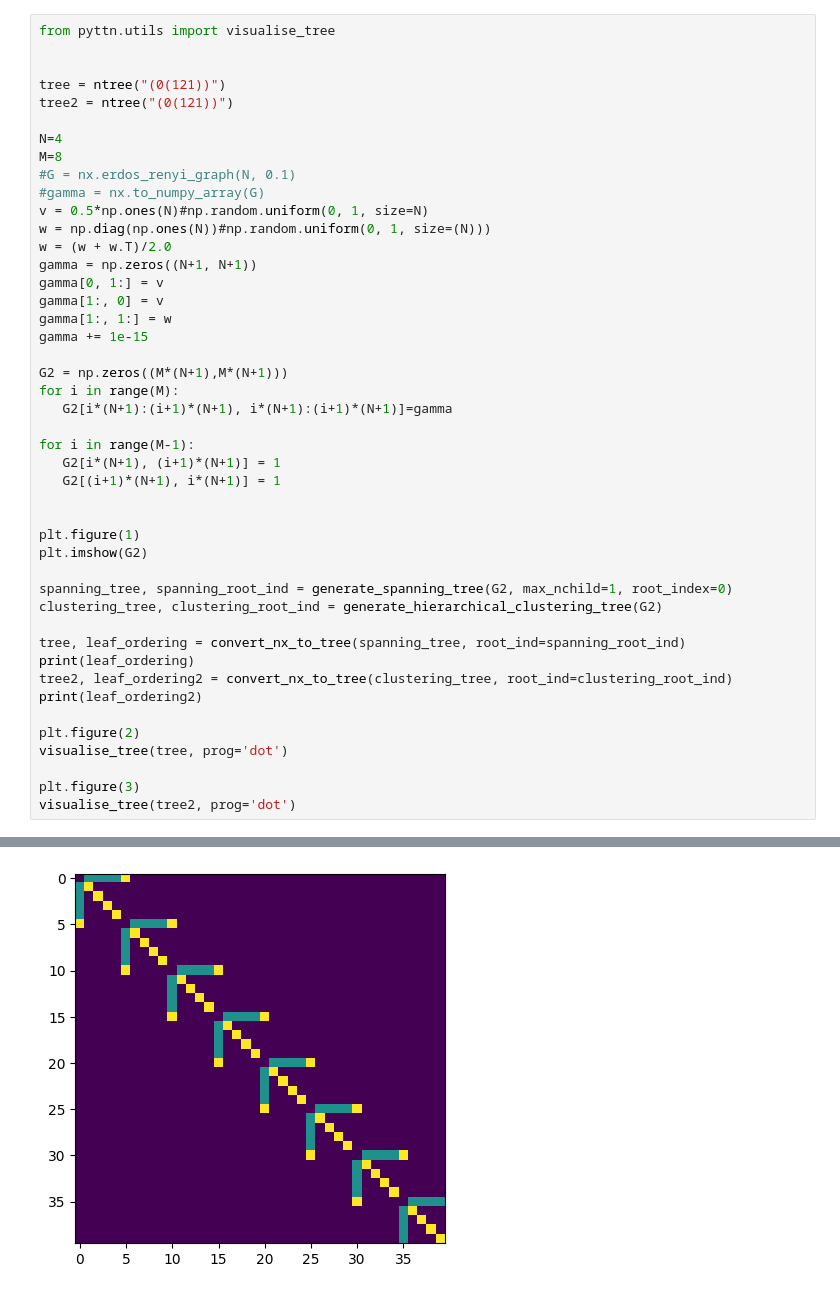
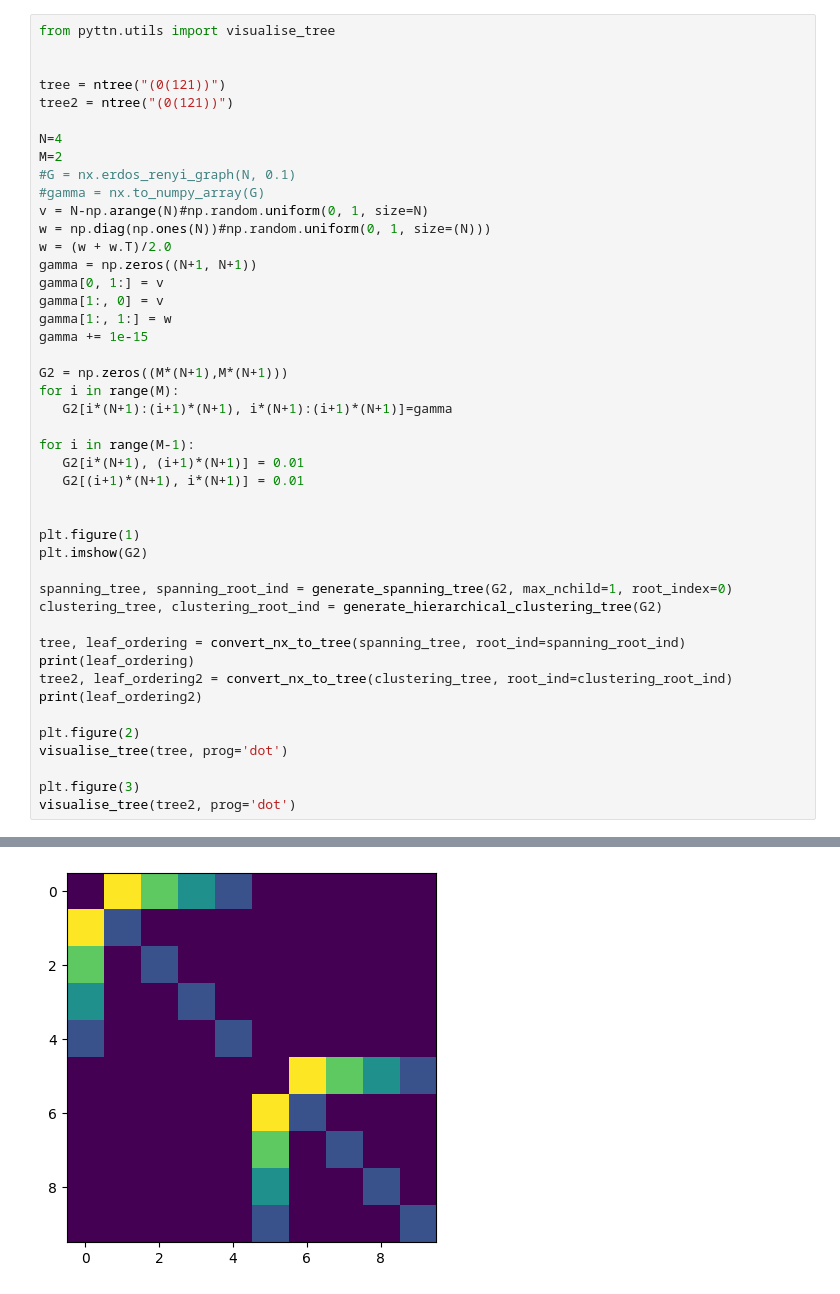
Before and after one commit to llindoy/pyttn, a Jupyter notebook: tree_gen.ipynb, the cells around one changed output, grey strips where cells are left out. Cells and saved outputs as stored; diff of their text form.

```diff
--- a/tree_gen.ipynb
+++ b/tree_gen.ipynb
@@ -17,10 +19,10 @@ tree = ntree("(0(121))")
 tree2 = ntree("(0(121))")
 
 N=4
-M=8
+M=2
 #G = nx.erdos_renyi_graph(N, 0.1)
 #gamma = nx.to_numpy_array(G)
-v = 0.5*np.ones(N)#np.random.uniform(0, 1, size=N)
+v = N-np.arange(N)#np.random.uniform(0, 1, size=N)
 w = np.diag(np.ones(N))#np.random.uniform(0, 1, size=(N)))
 w = (w + w.T)/2.0
 gamma = np.zeros((N+1, N+1))
@@ -34,8 +36,8 @@ for i in range(M):
    G2[i*(N+1):(i+1)*(N+1), i*(N+1):(i+1)*(N+1)]=gamma
 
 for i in range(M-1):
-   G2[i*(N+1), (i+1)*(N+1)] = 1
-   G2[(i+1)*(N+1), i*(N+1)] = 1
+   G2[i*(N+1), (i+1)*(N+1)] = 0.01
+   G2[(i+1)*(N+1), i*(N+1)] = 0.01
 
 
 plt.figure(1)
@@ -59 +62 @@ TypeError: generate_spanning_tree() got an unexpected keyword argument 'max_degr
-[figure, old version]
+[figure, new version]
```
Also changed, not shown: parts of 3 cells of this notebook, 7 other files.
